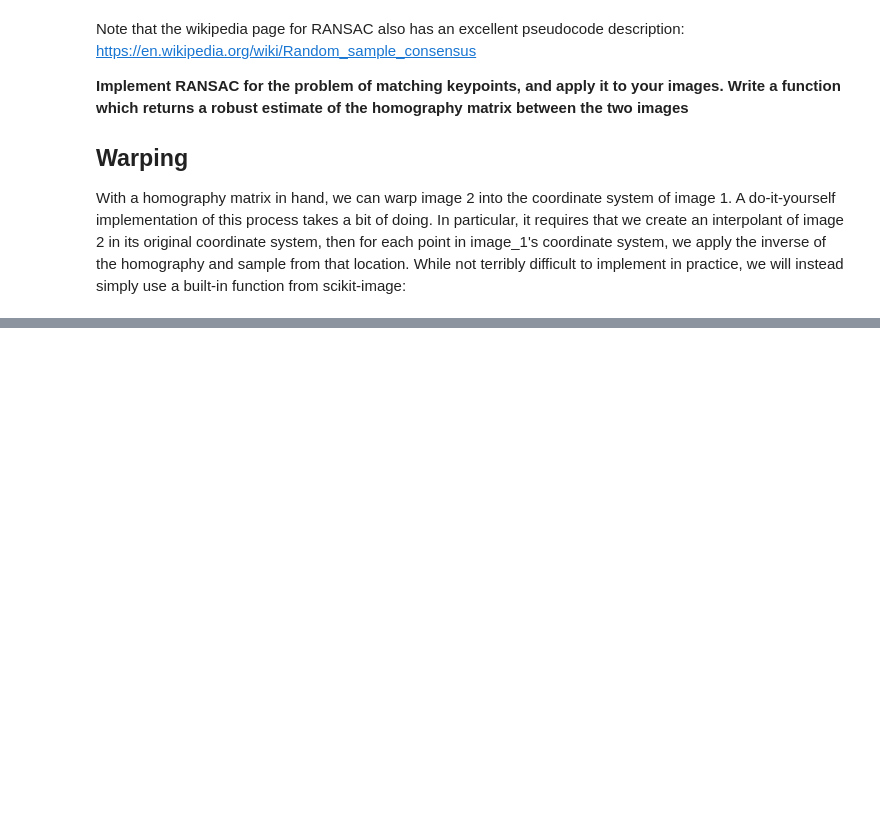
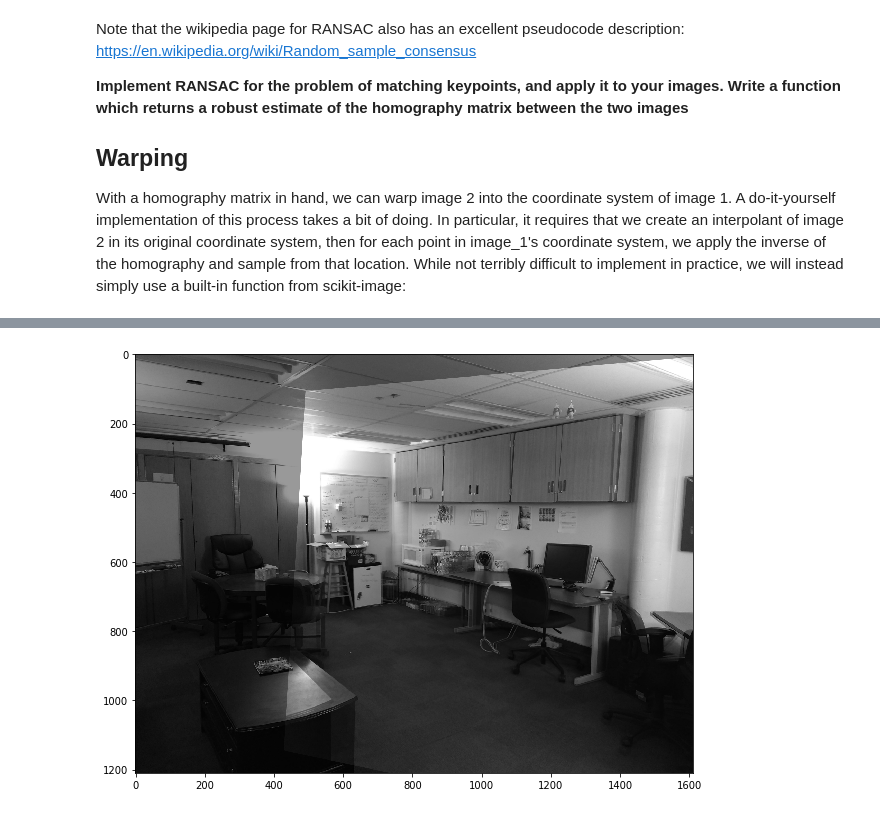
Before and after one commit to fbunt/190215_homographies_and_ransac, a Jupyter notebook: homographies.ipynb, the cells around one changed output, grey strips where cells are left out. Saved outputs shown, nothing was run; the diff lists cells and outputs as text; code cells hidden in the pictures; blank space fills up the shorter version.

```diff
--- a/homographies.ipynb
+++ b/homographies.ipynb
@@ -220,0 +221,7 @@ imgshow(image_2_transformed)
+# %%
+plt.figure(figsize=(10, 10))
+plt.imshow(img0, cmap="gray")
+plt.imshow(image_2_transformed, alpha=0.4, cmap="gray")
+plt.show()
+# %% [output]
+[figure, added]
```
Also changed, not shown: parts of 4 cells of this notebook, 1 other file.
